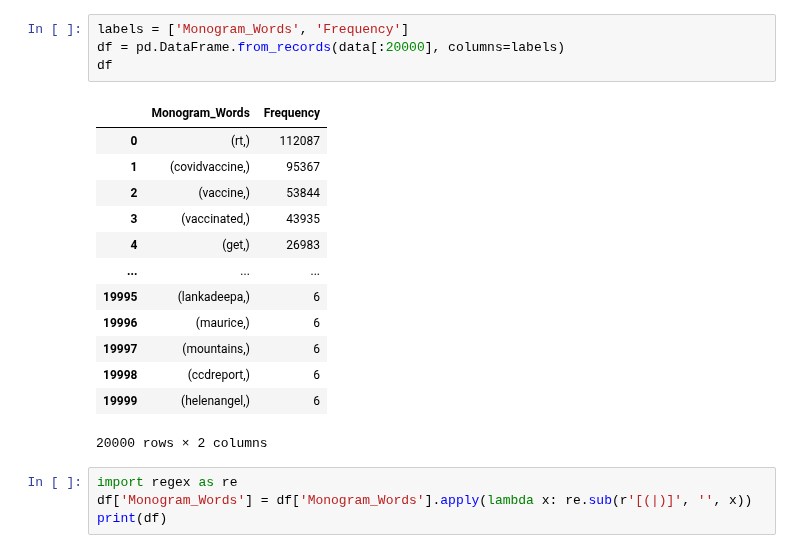
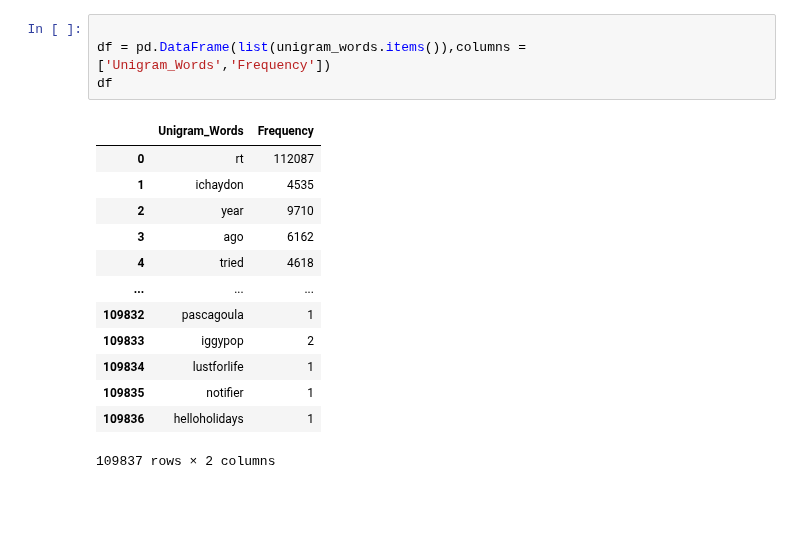
Before and after one commit to Nagmashaik123/Section203-Group06, a Jupyter notebook: Vacc_Brands_TM_Monograms.ipynb, the cells around one changed output. Cells and saved outputs as stored; diff of their text form; blank space fills up the shorter version.

```diff
--- a/Vacc_Brands_TM_Monograms.ipynb
+++ b/Vacc_Brands_TM_Monograms.ipynb
@@ -80,24 +65,20 @@ data
-# %%
-labels = ['Monogram_Words', 'Frequency']
-df = pd.DataFrame.from_records(data[:20000], columns=labels)
-df
-# %% [output]
-|  | Monogram_Words | Frequency |
-| 0 | (rt,) | 112087 |
-| 1 | (covidvaccine,) | 95367 |
-| 2 | (vaccine,) | 53844 |
-| 3 | (vaccinated,) | 43935 |
-| 4 | (get,) | 26983 |
-| ... | ... | ... |
-| 19995 | (lankadeepa,) | 6 |
-| 19996 | (maurice,) | 6 |
-| 19997 | (mountains,) | 6 |
-| 19998 | (ccdreport,) | 6 |
-| 19999 | (helenangel,) | 6 |
-20000 rows × 2 columns
-# %%
-import regex as re
-df['Monogram_Words'] = df['Monogram_Words'].apply(lambda x: re.sub(r'[(|)]', '', x))
-print(df)
+# %%
+
+df = pd.DataFrame(list(unigram_words.items()),columns = ['Unigram_Words','Frequency'])
+df
+# %% [output]
+|  | Unigram_Words | Frequency |
+| 0 | rt | 112087 |
+| 1 | ichaydon | 4535 |
+| 2 | year | 9710 |
+| 3 | ago | 6162 |
+| 4 | tried | 4618 |
+| ... | ... | ... |
+| 109832 | pascagoula | 1 |
+| 109833 | iggypop | 2 |
+| 109834 | lustforlife | 1 |
+| 109835 | notifier | 1 |
+| 109836 | helloholidays | 1 |
+109837 rows × 2 columns
 # %%
 # Analysing the monograms by declaring manually and categorizing them as based on different vaccines
```
Also changed, not shown: parts of 5 cells of this notebook.
